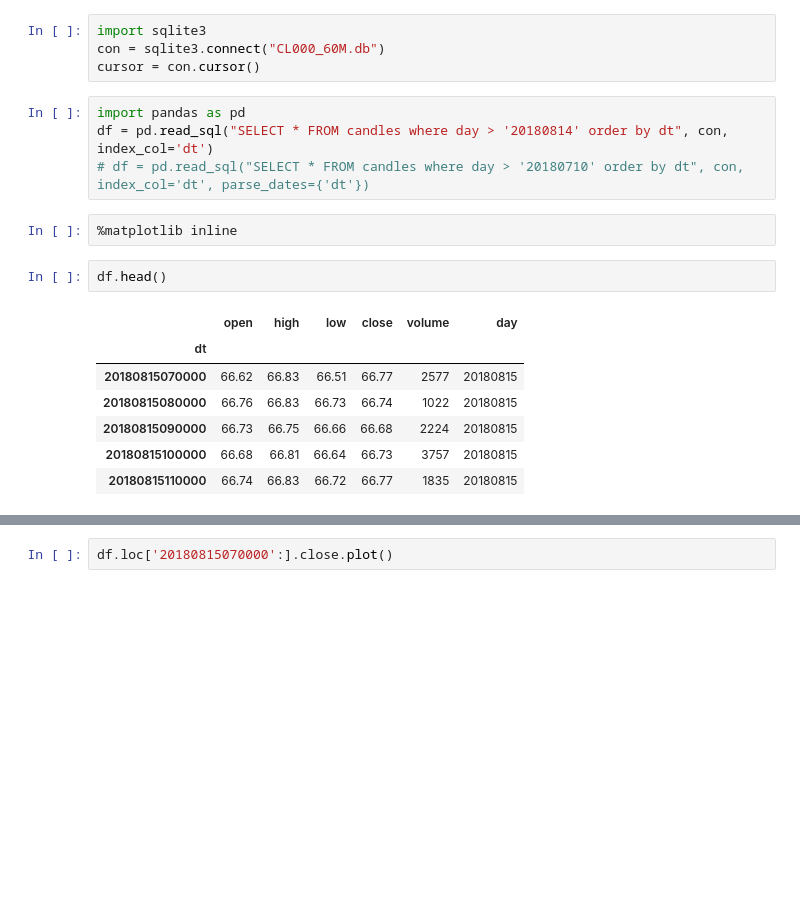
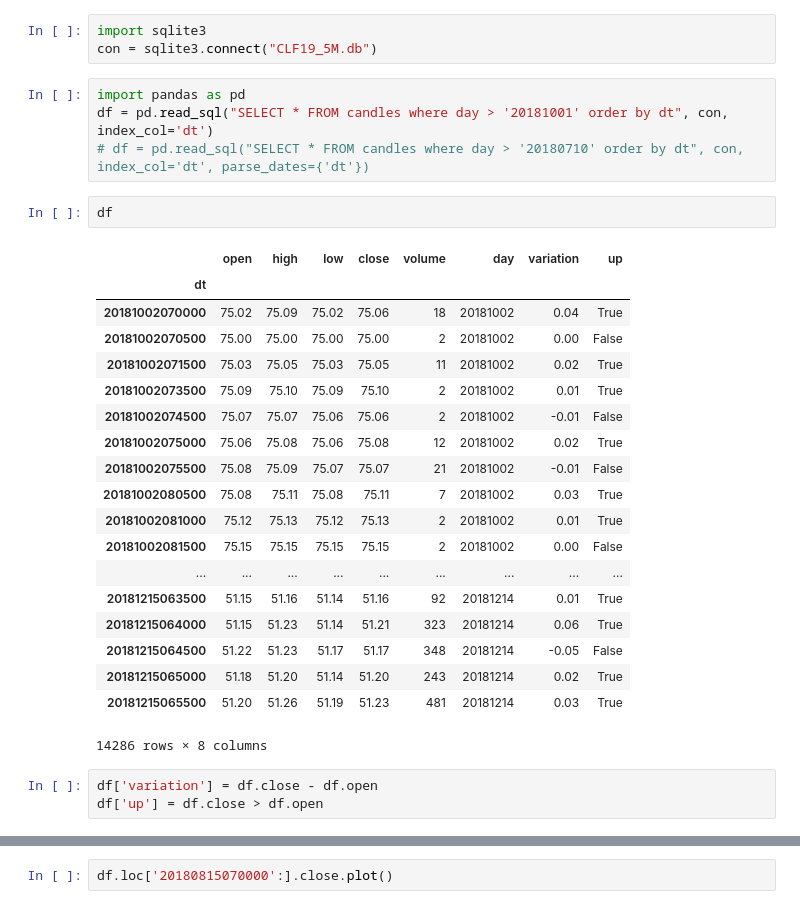
Before and after one commit to pickmoment/hero, a Jupyter notebook: db/hero.ipynb, the cells around one changed output, grey strips where cells are left out. Cells and saved outputs as stored; diff of their text form; blank space fills up the shorter version.

```diff
--- a/db/hero.ipynb
+++ b/db/hero.ipynb
@@ -1,20 +1,32 @@
 # %%
 import sqlite3
-con = sqlite3.connect("CL000_60M.db")
-cursor = con.cursor()
+con = sqlite3.connect("CLF19_5M.db")
 # %%
 import pandas as pd
-df = pd.read_sql("SELECT * FROM candles where day > '20180814' order by dt", con, index_col='dt')
+df = pd.read_sql("SELECT * FROM candles where day > '20181001' order by dt", con, index_col='dt')
 # df = pd.read_sql("SELECT * FROM candles where day > '20180710' order by dt", con, index_col='dt', parse_dates={'dt'})
-# %%
-%matplotlib inline
 # %%
-df.head()
+df
 # %% [output]
-|  | open | high | low | close | volume | day |
-| dt |  |  |  |  |  |  |
-| 20180815070000 | 66.62 | 66.83 | 66.51 | 66.77 | 2577 | 20180815 |
-| 20180815080000 | 66.76 | 66.83 | 66.73 | 66.74 | 1022 | 20180815 |
-| 20180815090000 | 66.73 | 66.75 | 66.66 | 66.68 | 2224 | 20180815 |
-| 20180815100000 | 66.68 | 66.81 | 66.64 | 66.73 | 3757 | 20180815 |
-| 20180815110000 | 66.74 | 66.83 | 66.72 | 66.77 | 1835 | 20180815 |
+|  | open | high | low | close | volume | day | variation | up |
+| dt |  |  |  |  |  |  |  |  |
+| 20181002070000 | 75.02 | 75.09 | 75.02 | 75.06 | 18 | 20181002 | 0.04 | True |
+| 20181002070500 | 75.00 | 75.00 | 75.00 | 75.00 | 2 | 20181002 | 0.00 | False |
+| 20181002071500 | 75.03 | 75.05 | 75.03 | 75.05 | 11 | 20181002 | 0.02 | True |
+| 20181002073500 | 75.09 | 75.10 | 75.09 | 75.10 | 2 | 20181002 | 0.01 | True |
+| 20181002074500 | 75.07 | 75.07 | 75.06 | 75.06 | 2 | 20181002 | -0.01 | False |
+| 20181002075000 | 75.06 | 75.08 | 75.06 | 75.08 | 12 | 20181002 | 0.02 | True |
+| 20181002075500 | 75.08 | 75.09 | 75.07 | 75.07 | 21 | 20181002 | -0.01 | False |
+| 20181002080500 | 75.08 | 75.11 | 75.08 | 75.11 | 7 | 20181002 | 0.03 | True |
+| 20181002081000 | 75.12 | 75.13 | 75.12 | 75.13 | 2 | 20181002 | 0.01 | True |
+| 20181002081500 | 75.15 | 75.15 | 75.15 | 75.15 | 2 | 20181002 | 0.00 | False |
+| ... | ... | ... | ... | ... | ... | ... | ... | ... |
+| 20181215063500 | 51.15 | 51.16 | 51.14 | 51.16 | 92 | 20181214 | 0.01 | True |
+| 20181215064000 | 51.15 | 51.23 | 51.14 | 51.21 | 323 | 20181214 | 0.06 | True |
+| 20181215064500 | 51.22 | 51.23 | 51.17 | 51.17 | 348 | 20181214 | -0.05 | False |
+| 20181215065000 | 51.18 | 51.20 | 51.14 | 51.20 | 243 | 20181214 | 0.02 | True |
+| 20181215065500 | 51.20 | 51.26 | 51.19 | 51.23 | 481 | 20181214 | 0.03 | True |
+14286 rows × 8 columns
+# %%
+df['variation'] = df.close - df.open
+df['up'] = df.close > df.open
```
Also changed, not shown: parts of 4 cells of this notebook, 10 other files.
